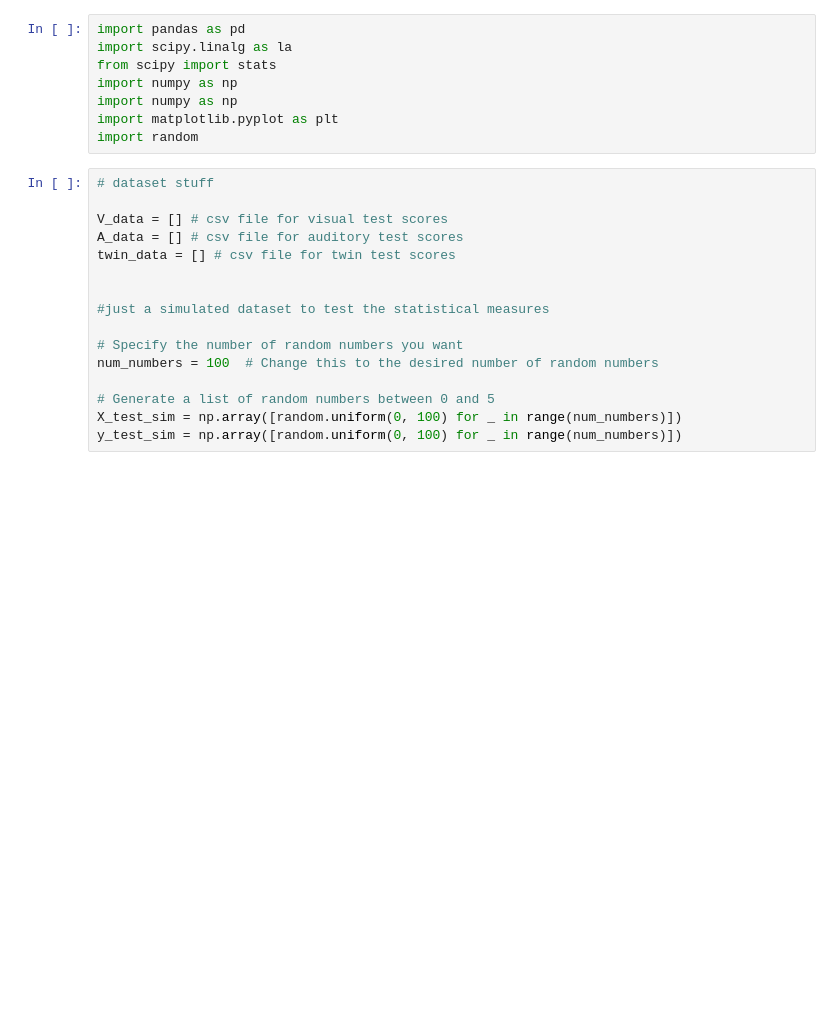
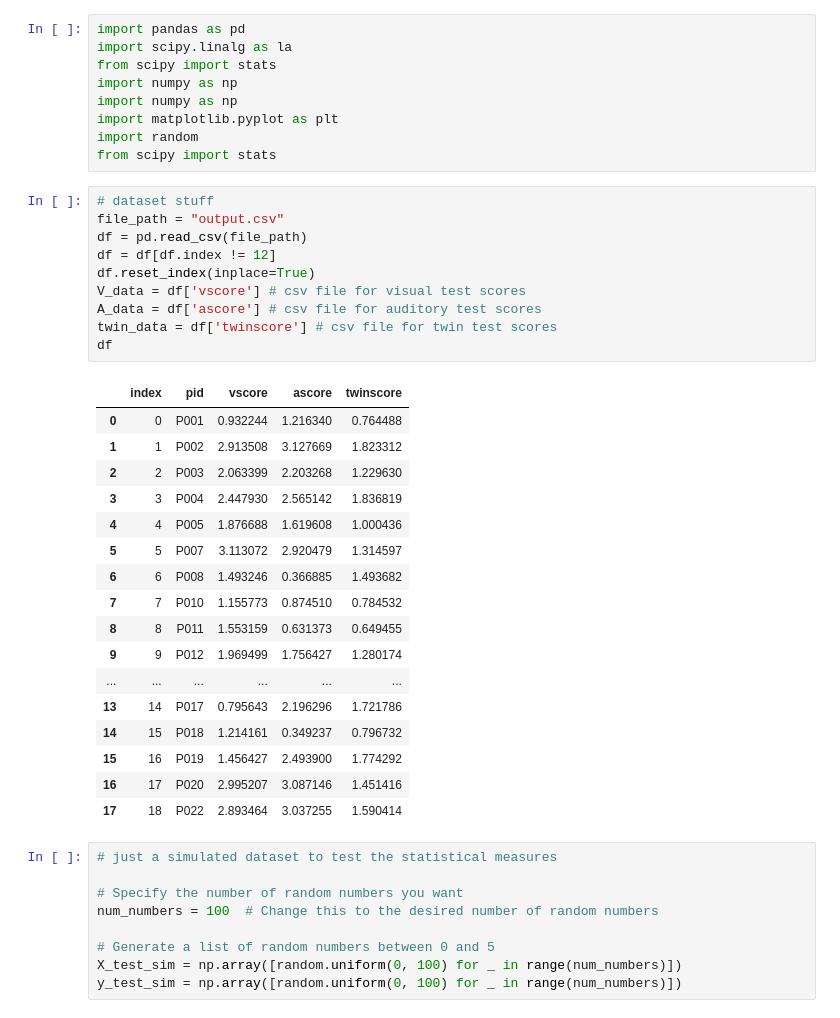
Before and after one commit to LuckyOwl47/synesthesia_experiment, a Jupyter notebook: statistics_final.ipynb, the cells around one changed output. Cells and saved outputs as stored; diff of their text form; blank space fills up the shorter version.

```diff
--- a/statistics_final.ipynb
+++ b/statistics_final.ipynb
@@ -6,15 +6,37 @@ import numpy as np
 import numpy as np
 import matplotlib.pyplot as plt
 import random
+from scipy import stats
+# %%
+# dataset stuff
+file_path = "output.csv"
+df = pd.read_csv(file_path)
+df = df[df.index != 12]
+df.reset_index(inplace=True)
+V_data = df['vscore'] # csv file for visual test scores
+A_data = df['ascore'] # csv file for auditory test scores
+twin_data = df['twinscore'] # csv file for twin test scores
+df
+# %% [output]
+|  | index | pid | vscore | ascore | twinscore |
+| 0 | 0 | P001 | 0.932244 | 1.216340 | 0.764488 |
+| 1 | 1 | P002 | 2.913508 | 3.127669 | 1.823312 |
+| 2 | 2 | P003 | 2.063399 | 2.203268 | 1.229630 |
+| 3 | 3 | P004 | 2.447930 | 2.565142 | 1.836819 |
+| 4 | 4 | P005 | 1.876688 | 1.619608 | 1.000436 |
+| 5 | 5 | P007 | 3.113072 | 2.920479 | 1.314597 |
+| 6 | 6 | P008 | 1.493246 | 0.366885 | 1.493682 |
+| 7 | 7 | P010 | 1.155773 | 0.874510 | 0.784532 |
+| 8 | 8 | P011 | 1.553159 | 0.631373 | 0.649455 |
+| 9 | 9 | P012 | 1.969499 | 1.756427 | 1.280174 |
+| ... | ... | ... | ... | ... | ... |
+| 13 | 14 | P017 | 0.795643 | 2.196296 | 1.721786 |
+| 14 | 15 | P018 | 1.214161 | 0.349237 | 0.796732 |
+| 15 | 16 | P019 | 1.456427 | 2.493900 | 1.774292 |
+| 16 | 17 | P020 | 2.995207 | 3.087146 | 1.451416 |
+| 17 | 18 | P022 | 2.893464 | 3.037255 | 1.590414 |
 # %%
-# dataset stuff
-
-V_data = [] # csv file for visual test scores
-A_data = [] # csv file for auditory test scores
-twin_data = [] # csv file for twin test scores
-
-
-#just a simulated dataset to test the statistical measures
+# just a simulated dataset to test the statistical measures
 
 # Specify the number of random numbers you want
 num_numbers = 100  # Change this to the desired number of random numbers
```
Also changed, not shown: parts of 9 cells of this notebook, 1 other file.
